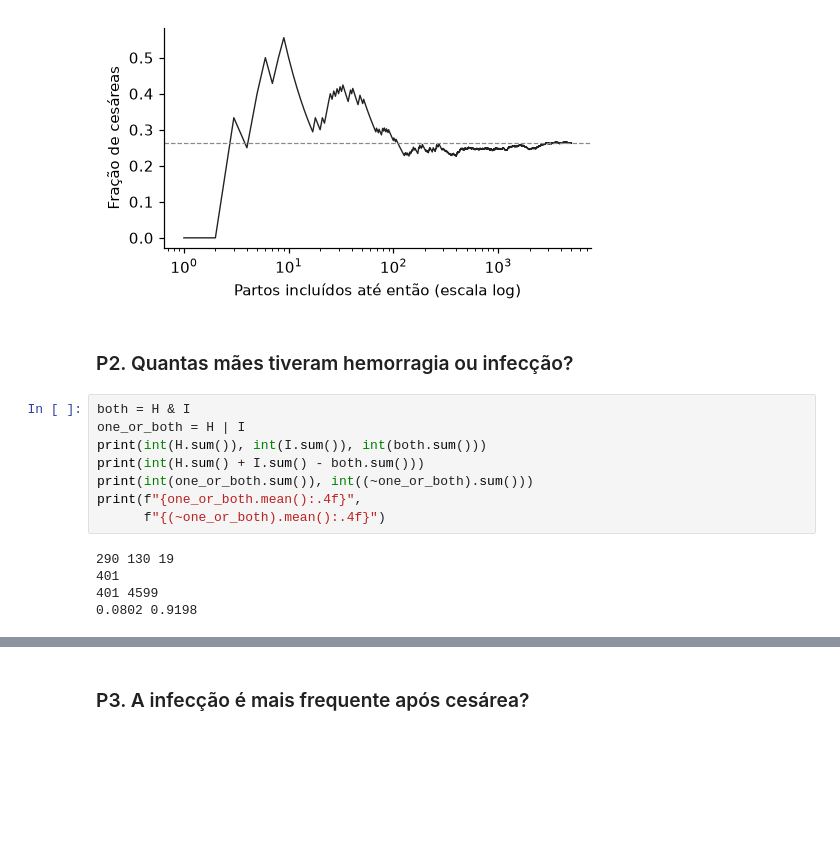
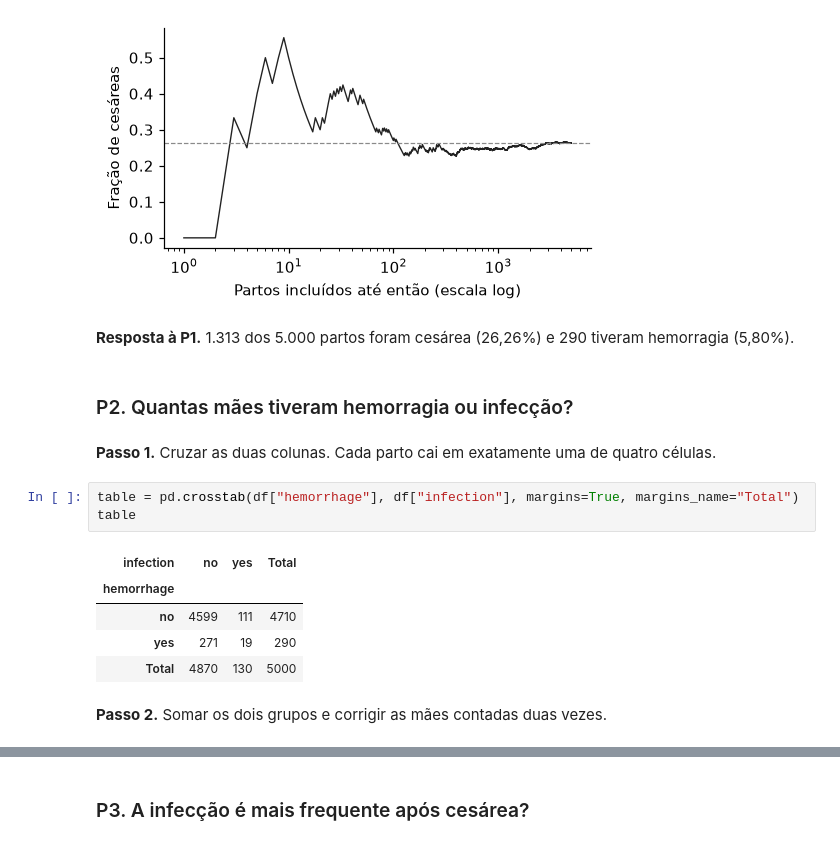
Before and after one commit to marcelosilva2604/data-science-ml-ai-in-health-volume-1-pt, a Jupyter notebook: chapters/ch11/ch11_probabilidade_pt.ipynb, the cells around one changed output, grey strips where cells are left out. Cells and saved outputs as stored; diff of their text form; blank space fills up the shorter version.

```diff
--- a/chapters/ch11/ch11_probabilidade_pt.ipynb
+++ b/chapters/ch11/ch11_probabilidade_pt.ipynb
@@ -63,18 +87,20 @@ ax.set(xscale="log", xlabel="Partos incluídos até então (escala log)", ylabel
 plt.show()
 # %% [output]
 [figure]
+# %% [markdown]
+**Resposta à P1.** 1.313 dos 5.000 partos foram cesárea (26,26%) e 290 tiveram hemorragia (5,80%).
 # %% [markdown]
 ### P2. Quantas mães tiveram hemorragia ou infecção?
-# %%
-both = H & I
-one_or_both = H | I
-print(int(H.sum()), int(I.sum()), int(both.sum()))
-print(int(H.sum() + I.sum() - both.sum()))
-print(int(one_or_both.sum()), int((~one_or_both).sum()))
-print(f"{one_or_both.mean():.4f}",
-      f"{(~one_or_both).mean():.4f}")
-# %% [output]
-290 130 19
-401
-401 4599
-0.0802 0.9198
+# %% [markdown]
+**Passo 1.** Cruzar as duas colunas. Cada parto cai em exatamente uma de quatro células.
+# %%
+table = pd.crosstab(df["hemorrhage"], df["infection"], margins=True, margins_name="Total")
+table
+# %% [output]
+| infection | no | yes | Total |
+| hemorrhage |  |  |  |
+| no | 4599 | 111 | 4710 |
+| yes | 271 | 19 | 290 |
+| Total | 4870 | 130 | 5000 |
+# %% [markdown]
+**Passo 2.** Somar os dois grupos e corrigir as mães contadas duas vezes.
```
Also changed, not shown: parts of 12 cells of this notebook, 3 other files.
